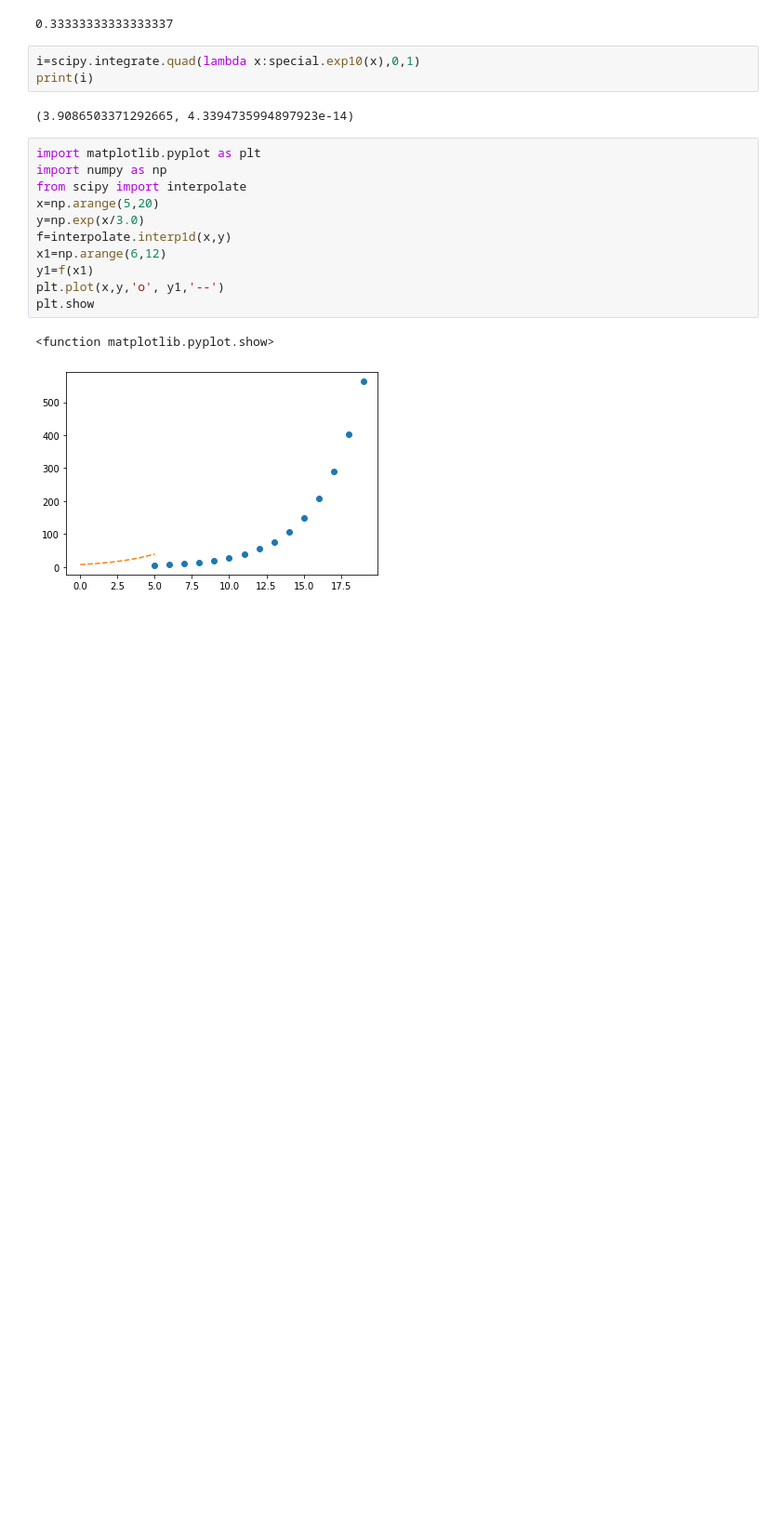
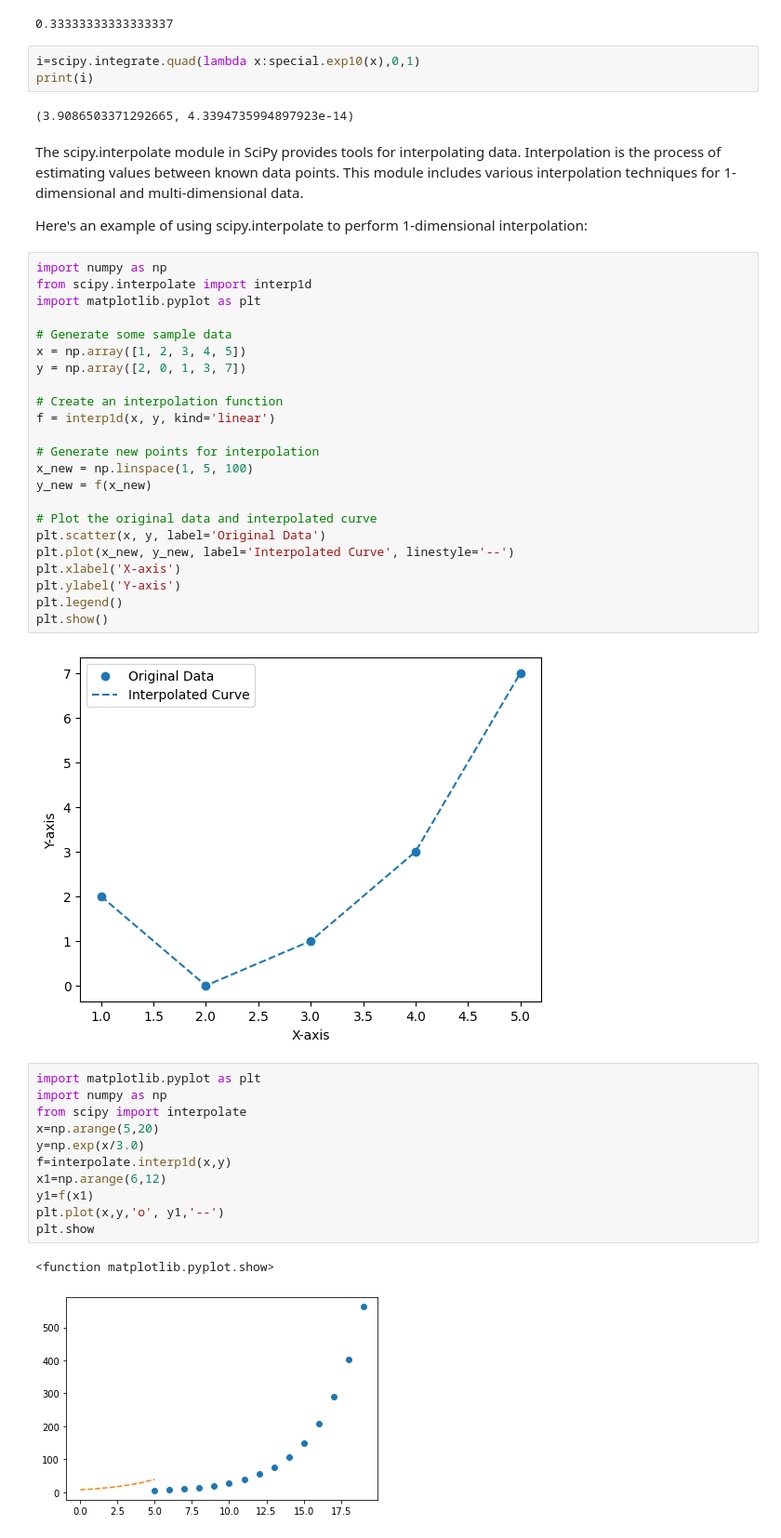
Before and after one commit to urmilapol/urmilapolprojects, a Jupyter notebook: scipy.ipynb, the cells around one changed output. Shown at 93% size. Saved outputs shown, nothing was run; the diff lists cells and outputs as text; blank space fills up the shorter version.

```diff
--- a/scipy.ipynb
+++ b/scipy.ipynb
@@ -147,6 +157,35 @@ i=scipy.integrate.quad(lambda x:special.exp10(x),0,1)
 print(i)
 # %% [output]
 (3.9086503371292665, 4.3394735994897923e-14)
+# %% [markdown]
+The scipy.interpolate module in SciPy provides tools for interpolating data. Interpolation is the process of estimating values between known data points. This module includes various interpolation techniques for 1-dimensional and multi-dimensional data.
+
+Here's an example of using scipy.interpolate to perform 1-dimensional interpolation:
+# %%
+import numpy as np
+from scipy.interpolate import interp1d
+import matplotlib.pyplot as plt
+
+# Generate some sample data
+x = np.array([1, 2, 3, 4, 5])
+y = np.array([2, 0, 1, 3, 7])
+
+# Create an interpolation function
+f = interp1d(x, y, kind='linear')
+
+# Generate new points for interpolation
+x_new = np.linspace(1, 5, 100)
+y_new = f(x_new)
+
+# Plot the original data and interpolated curve
+plt.scatter(x, y, label='Original Data')
+plt.plot(x_new, y_new, label='Interpolated Curve', linestyle='--')
+plt.xlabel('X-axis')
+plt.ylabel('Y-axis')
+plt.legend()
+plt.show()
+# %% [output]
+[figure, added]
 # %%
 import matplotlib.pyplot as plt
 import numpy as np
```
Also changed, not shown: parts of 11 cells of this notebook.
